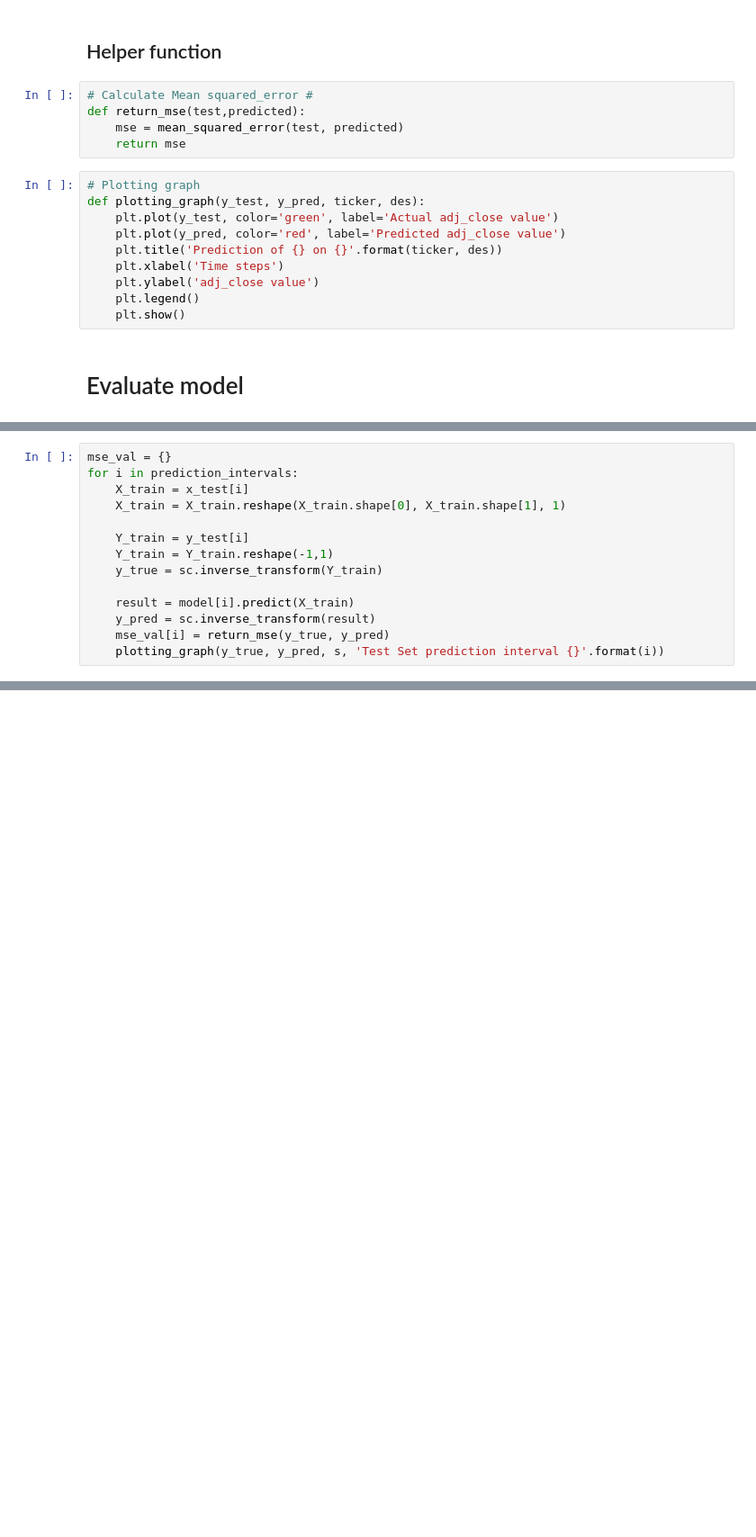
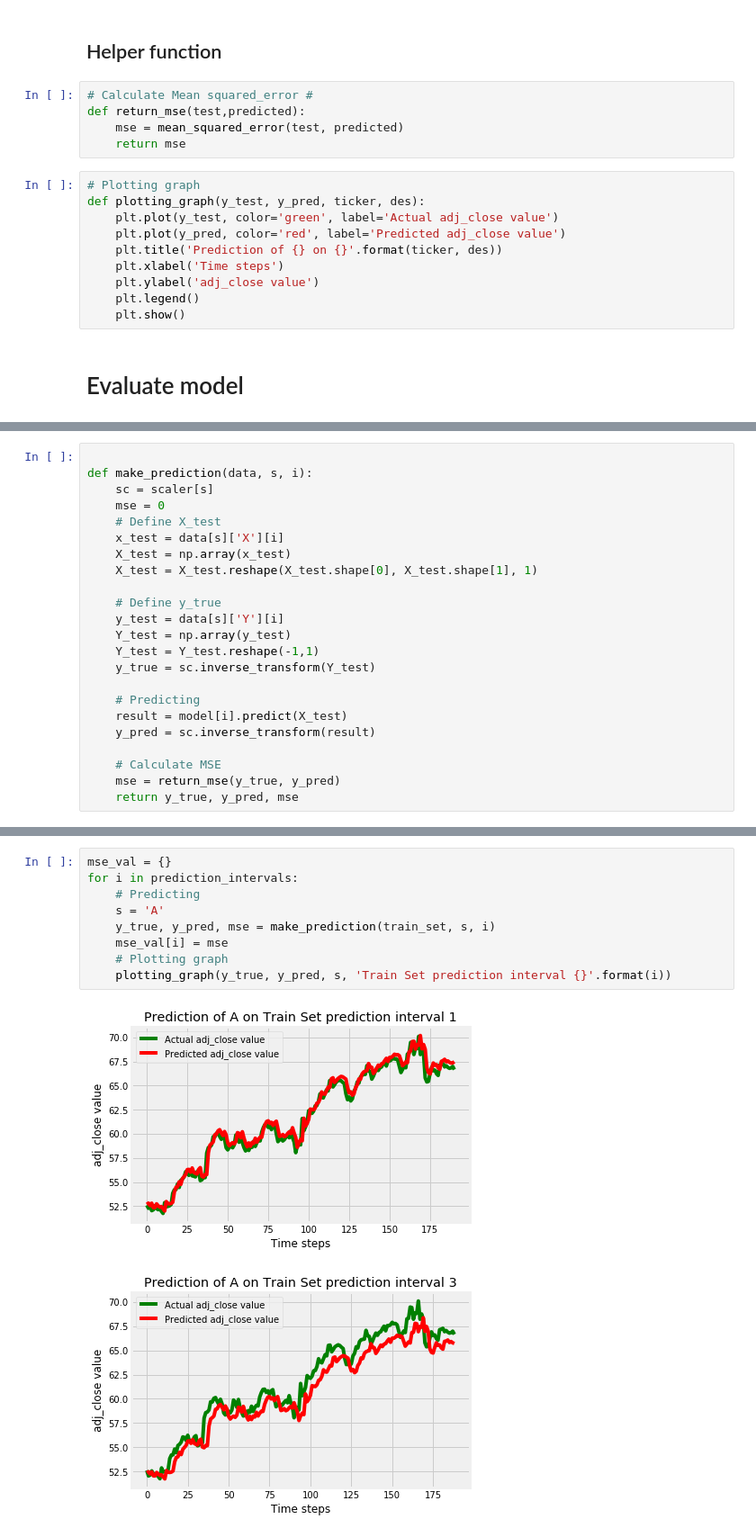
Before and after one commit to sey-kh/internship-tw, a Jupyter notebook: gru_model_historical_stock_prices.ipynb, the cells around one changed output, grey strips where cells are left out. Shown at 90% size. Saved outputs shown, nothing was run; the diff lists cells and outputs as text; blank space fills up the shorter version.

```diff
--- a/gru_model_historical_stock_prices.ipynb
+++ b/gru_model_historical_stock_prices.ipynb
@@ -161,14 +202,23 @@ for i in x_test:
 # %%
-mse_val = {}
-for i in prediction_intervals:
-    X_train = x_test[i]
-    X_train = X_train.reshape(X_train.shape[0], X_train.shape[1], 1)
 
-    Y_train = y_test[i]
-    Y_train = Y_train.reshape(-1,1)
-    y_true = sc.inverse_transform(Y_train)
+def make_prediction(data, s, i):
+    sc = scaler[s]
+    mse = 0
+    # Define X_test
+    x_test = data[s]['X'][i]
+    X_test = np.array(x_test)
+    X_test = X_test.reshape(X_test.shape[0], X_test.shape[1], 1)
 
-    result = model[i].predict(X_train)
+    # Define y_true
+    y_test = data[s]['Y'][i]
+    Y_test = np.array(y_test)
+    Y_test = Y_test.reshape(-1,1)
+    y_true = sc.inverse_transform(Y_test)
+
+    # Predicting
+    result = model[i].predict(X_test)
     y_pred = sc.inverse_transform(result)
-    mse_val[i] = return_mse(y_true, y_pred)
-    plotting_graph(y_true, y_pred, s, 'Test Set prediction interval {}'.format(i))
+
+    # Calculate MSE
+    mse = return_mse(y_true, y_pred)
+    return y_true, y_pred, mse
@@ -179,0 +227,12 @@ for i in prediction_intervals:
+# %%
+mse_val = {}
+for i in prediction_intervals:
+    # Predicting
+    s = 'A'
+    y_true, y_pred, mse = make_prediction(train_set, s, i)
+    mse_val[i] = mse
+    # Plotting graph
+    plotting_graph(y_true, y_pred, s, 'Train Set prediction interval {}'.format(i))
+# %% [output]
+[figure, added]
+[figure, added]
```
Also changed, not shown: parts of 22 cells of this notebook.
